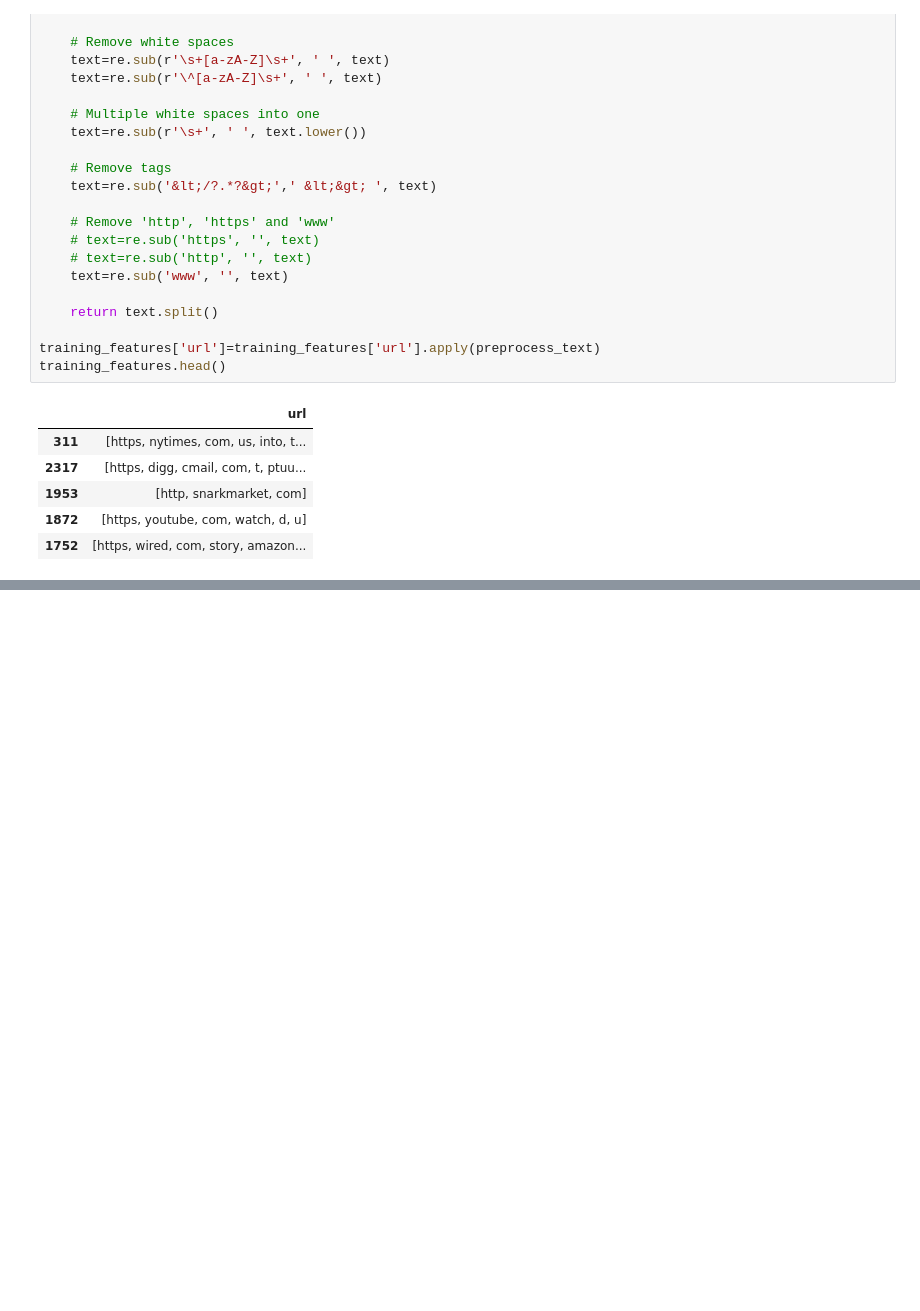
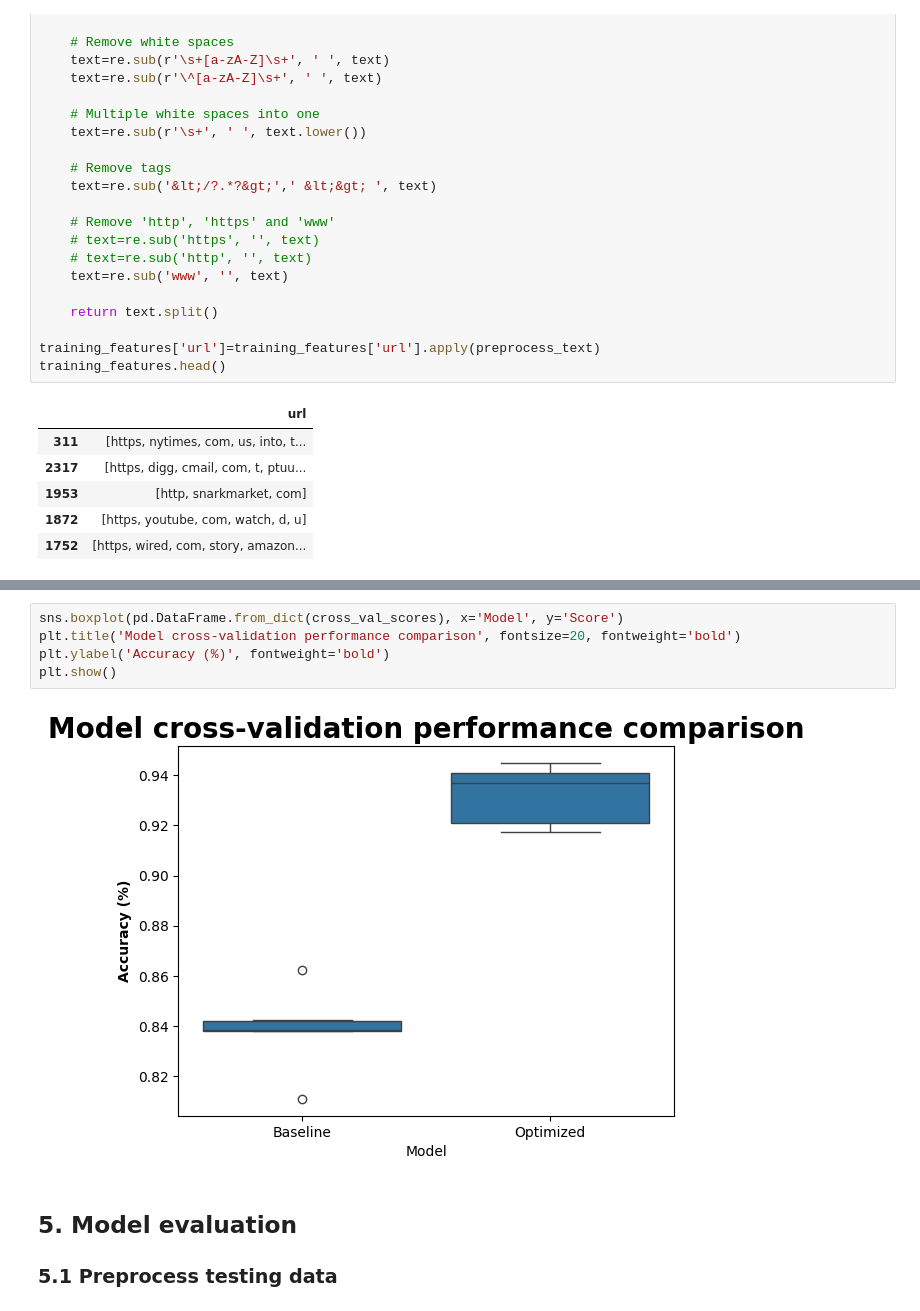
Before and after one commit to 4GeeksAcademy/Madesh-NLP-project, a Jupyter notebook: src/Madesh_solution.ipynb, the cells around one changed output, grey strips where cells are left out. Saved outputs shown, nothing was run; the diff lists cells and outputs as text; blank space fills up the shorter version.

```diff
--- a/src/Madesh_solution.ipynb
+++ b/src/Madesh_solution.ipynb
@@ -207,0 +370,10 @@ training_features.head()
+# %%
+sns.boxplot(pd.DataFrame.from_dict(cross_val_scores), x='Model', y='Score')
+plt.title('Model cross-validation performance comparison', fontsize=20, fontweight='bold')
+plt.ylabel('Accuracy (%)', fontweight='bold')
+plt.show()
+# %% [output]
+[figure, added]
+# %% [markdown]
+## 5. Model evaluation
+### 5.1 Preprocess testing data
```
Also changed, not shown: parts of 23 cells of this notebook.
